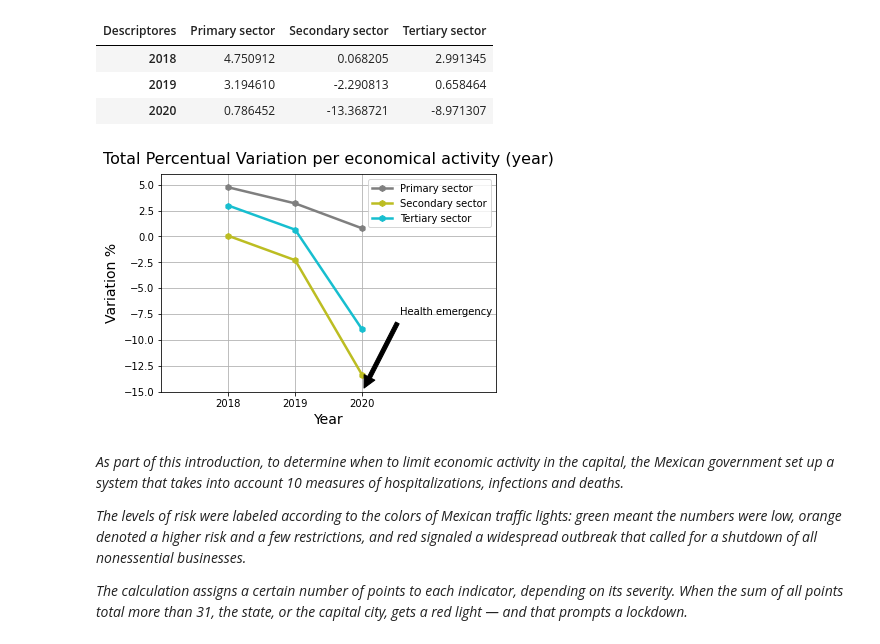
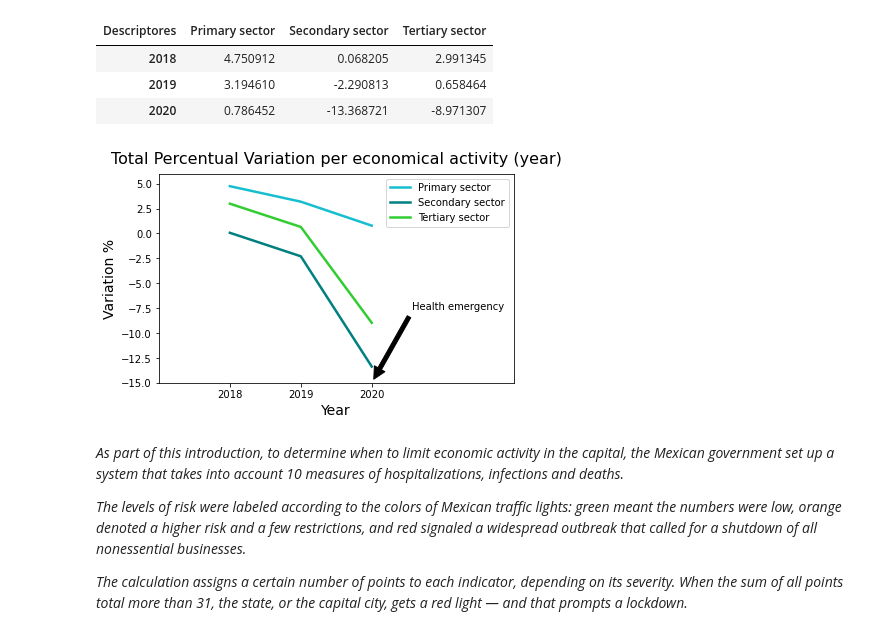
Before and after one commit to martinsingla/data-project, a Jupyter notebook: ec_activity.ipynb, the cells around one changed output. Cells and saved outputs as stored; diff of their text form; code cells hidden in the pictures.

```diff
--- a/ec_activity.ipynb
+++ b/ec_activity.ipynb
@@ -298,27 +291,28 @@ annual_var_act
 # %%
 # ploting
 act_dfn = annual_var_act.reset_index()
 xn = act_dfn['index']
 y1n = act_dfn['Primary sector']
 y2n = act_dfn['Secondary sector']
 y3n = act_dfn['Tertiary sector']
 
-primary_sector, = plt.plot(xn,y1n,marker='h',color="tab:gray",linewidth= 2.5, linestyle= "-", label="Primary sector")
-secondary_sector, = plt.plot(xn,y2n,marker='h',color="tab:olive",linewidth= 2.5, linestyle= "-", label="Secondary sector")
-tertiary_sector, = plt.plot(xn,y3n,marker='h',color="tab:cyan",linewidth= 2.5, linestyle= "-", label="Tertiary sector")
+primary_sector, = plt.plot(xn,y1n,color="tab:cyan",linewidth= 2.5, linestyle= "-", label="Primary sector")
+secondary_sector, = plt.plot(xn,y2n,color="teal",linewidth= 2.5, linestyle= "-", label="Secondary sector")
+tertiary_sector, = plt.plot(xn,y3n,color="limegreen",linewidth= 2.5, linestyle= "-", label="Tertiary sector")
 
 plt.legend(loc="best")
 plt.title("Total Percentual Variation per economical activity (year)", fontsize=16, y=1.02)
 plt.xlabel("Year", fontsize=14)
 plt.ylabel("Variation %", fontsize=14)
 plt.xlim(-1,4)
 plt.ylim(-15,6)
 plt.annotate(f'Health emergency',fontsize=10,color="black",xy=(2, -15),xytext=(2.57,-7.6),
              arrowprops=dict(facecolor='black', shrink=0.05))
-plt.grid()
+plt.tight_layout()
+plt.savefig("Images/itaee_activity_year.png")
 plt.show()
 # %% [output]
-[figure, old version]
+[figure, new version]
 # %% [markdown]
 *As part of this introduction, to determine when to limit economic activity in the capital, the Mexican government set up a system that takes into account 10 measures of hospitalizations, infections and deaths.*
 
```
Also changed, not shown: parts of 5 cells of this notebook, 6 other files.
